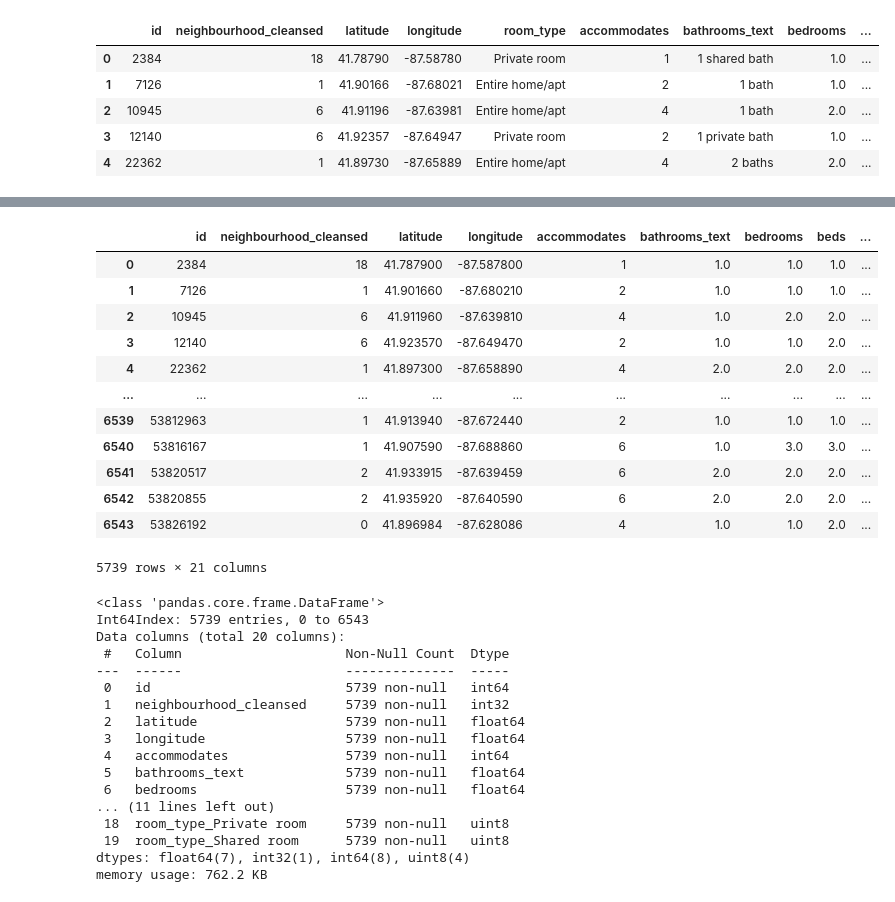
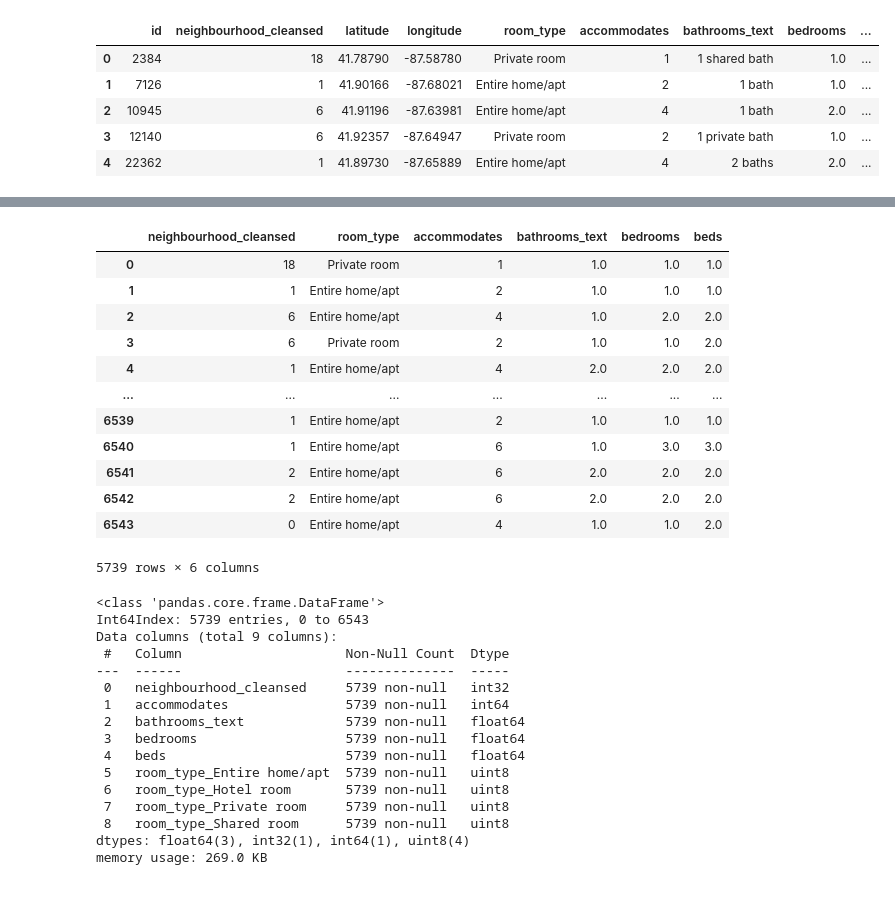
Before and after one commit to colinbrineman/MachineLearning2022, a Jupyter notebook: Chicago_Airbnb_ML_Model.ipynb, the cells around one changed output, grey strips where cells are left out. Drawn from its saved outputs; the diff is of its cells as text; code cells hidden in the pictures.

```diff
--- a/Chicago_Airbnb_ML_Model.ipynb
+++ b/Chicago_Airbnb_ML_Model.ipynb
@@ -10,7 +10,8 @@ from sklearn.metrics import r2_score
 from sklearn.cluster import KMeans
 from matplotlib import pyplot as plt
 # %%
-airbnb_df = pd.read_csv('Chicago_Airbnb_Listing_Dataset.csv')
+original_df = pd.read_csv('Chicago_Airbnb_Listing_Dataset.csv')
+airbnb_df = original_df
 airbnb_df.head()
 # %% [output]
 |  | id | neighbourhood_cleansed | latitude | longitude | room_type | accommodates | bathrooms_text | bedrooms | ... |
@@ -56,5 +85,6 @@ neighbourhood_num = np.arange(len(neighbourhood_list))
 # %%
-neighborhood_dict = dict(zip(neighbourhood_list,neighbourhood_num))
+# neighborhood_dict = dict(zip(neighbourhood_list,neighbourhood_num))
+neighborhood_dict = dict(zip(neighbourhoods.index,np.arange(len(neighbourhoods.index))))
 neighborhood_dict
 # %% [output]
 {'Near North Side': 0,
@@ -75,8 +105,9 @@ neighborhood_dict
  'Gage Park': 74,
  'West Elsdon': 75}
 # %%
-airbnb_df['neighbourhood_cleansed'] = airbnb_df['neighbourhood_cleansed'].apply(lambda x:neighborhood_dict[x])
-airbnb_df.head()
+cleaning_df = airbnb_df
+cleaning_df['neighbourhood_cleansed'] = cleaning_df['neighbourhood_cleansed'].apply(lambda x:neighborhood_dict[x])
+cleaning_df.head()
 # %% [output]
 |  | id | neighbourhood_cleansed | latitude | longitude | room_type | accommodates | bathrooms_text | bedrooms | ... |
 | 0 | 2384 | 18 | 41.78790 | -87.58780 | Private room | 1 | 1 shared bath | 1.0 | ... |
@@ -106,5 +137,7 @@ airbnb_df['bathrooms_text'].value_counts()
 12.5 baths              1
 Name: bathrooms_text, dtype: int64
 # %%
-airbnb_df['bathrooms_text'] = airbnb_df['bathrooms_text'].str.replace('-bath', '0.5')
-airbnb_df['bathrooms_text'] = airbnb_df['bathrooms_text'].str.extract('(\d*\.\d+|\d+)', expand=False)
+cleaning_df['bathrooms_text'] = cleaning_df['bathrooms_text'].str.replace('-bath', '0.5')
+cleaning_df['bathrooms_text'] = cleaning_df['bathrooms_text'].str.extract('(\d*\.\d+|\d+)', expand=False)
+cleaning_df['bathrooms_text'] = cleaning_df['bathrooms_text'].astype(float)
+cleaning_df = cleaning_df.dropna()
@@ -114,41 +144,41 @@ airbnb_df = airbnb_df.dropna()
 # %%
-working_df = pd.get_dummies(airbnb_df)
+# working_df = pd.get_dummies(cleaning_df)
+working_df = cleaning_df.drop(['price','id','latitude','longitude','minimum_minimum_nights','maximum_minimum_nights','minimum_maximum_nights','maximum_maximum_nights','minimum_nights_avg_ntm','maximum_nights_avg_ntm', 'minimum_nights', 'maximum_nights'], axis=1)
 working_df
 # %% [output]
-|  | id | neighbourhood_cleansed | latitude | longitude | accommodates | bathrooms_text | bedrooms | beds | ... |
-| 0 | 2384 | 18 | 41.787900 | -87.587800 | 1 | 1.0 | 1.0 | 1.0 | ... |
-| 1 | 7126 | 1 | 41.901660 | -87.680210 | 2 | 1.0 | 1.0 | 1.0 | ... |
-| 2 | 10945 | 6 | 41.911960 | -87.639810 | 4 | 1.0 | 2.0 | 2.0 | ... |
-| 3 | 12140 | 6 | 41.923570 | -87.649470 | 2 | 1.0 | 1.0 | 2.0 | ... |
-| 4 | 22362 | 1 | 41.897300 | -87.658890 | 4 | 2.0 | 2.0 | 2.0 | ... |
-| ... | ... | ... | ... | ... | ... | ... | ... | ... | ... |
-| 6539 | 53812963 | 1 | 41.913940 | -87.672440 | 2 | 1.0 | 1.0 | 1.0 | ... |
-| 6540 | 53816167 | 1 | 41.907590 | -87.688860 | 6 | 1.0 | 3.0 | 3.0 | ... |
-| 6541 | 53820517 | 2 | 41.933915 | -87.639459 | 6 | 2.0 | 2.0 | 2.0 | ... |
-| 6542 | 53820855 | 2 | 41.935920 | -87.640590 | 6 | 2.0 | 2.0 | 2.0 | ... |
-| 6543 | 53826192 | 0 | 41.896984 | -87.628086 | 4 | 1.0 | 1.0 | 2.0 | ... |
+|  | neighbourhood_cleansed | room_type | accommodates | bathrooms_text | bedrooms | beds |
+| 0 | 18 | Private room | 1 | 1.0 | 1.0 | 1.0 |
+| 1 | 1 | Entire home/apt | 2 | 1.0 | 1.0 | 1.0 |
+| 2 | 6 | Entire home/apt | 4 | 1.0 | 2.0 | 2.0 |
+| 3 | 6 | Private room | 2 | 1.0 | 1.0 | 2.0 |
+| 4 | 1 | Entire home/apt | 4 | 2.0 | 2.0 | 2.0 |
+| ... | ... | ... | ... | ... | ... | ... |
+| 6539 | 1 | Entire home/apt | 2 | 1.0 | 1.0 | 1.0 |
+| 6540 | 1 | Entire home/apt | 6 | 1.0 | 3.0 | 3.0 |
+| 6541 | 2 | Entire home/apt | 6 | 2.0 | 2.0 | 2.0 |
+| 6542 | 2 | Entire home/apt | 6 | 2.0 | 2.0 | 2.0 |
+| 6543 | 0 | Entire home/apt | 4 | 1.0 | 1.0 | 2.0 |
-5739 rows × 21 columns
+5739 rows × 6 columns
 # %%
-X = working_df.drop('price', axis=1)
-y = working_df['price']
+X = pd.get_dummies(working_df)
+y = cleaning_df['price']
 X.info()
 # %% [output]
 <class 'pandas.core.frame.DataFrame'>
 Int64Index: 5739 entries, 0 to 6543
-Data columns (total 20 columns):
+Data columns (total 9 columns):
  #   Column                     Non-Null Count  Dtype
 ---  ------                     --------------  -----
- 0   id                         5739 non-null   int64
- 1   neighbourhood_cleansed     5739 non-null   int32
- 2   latitude                   5739 non-null   float64
- 3   longitude                  5739 non-null   float64
- 4   accommodates               5739 non-null   int64
- 5   bathrooms_text             5739 non-null   float64
- 6   bedrooms                   5739 non-null   float64
-... (11 lines left out)
- 18  room_type_Private room     5739 non-null   uint8
- 19  room_type_Shared room      5739 non-null   uint8
-dtypes: float64(7), int32(1), int64(8), uint8(4)
-memory usage: 762.2 KB
+ 0   neighbourhood_cleansed     5739 non-null   int32
+ 1   accommodates               5739 non-null   int64
+ 2   bathrooms_text             5739 non-null   float64
+ 3   bedrooms                   5739 non-null   float64
+ 4   beds                       5739 non-null   float64
+ 5   room_type_Entire home/apt  5739 non-null   uint8
+ 6   room_type_Hotel room       5739 non-null   uint8
+ 7   room_type_Private room     5739 non-null   uint8
+ 8   room_type_Shared room      5739 non-null   uint8
+dtypes: float64(3), int32(1), int64(1), uint8(4)
+memory usage: 269.0 KB
 # %%
 X_train, X_test, y_train, y_test = train_test_split(X, y, random_state=1)
```
Also changed, not shown: parts of 26 cells of this notebook, 1 other file.
